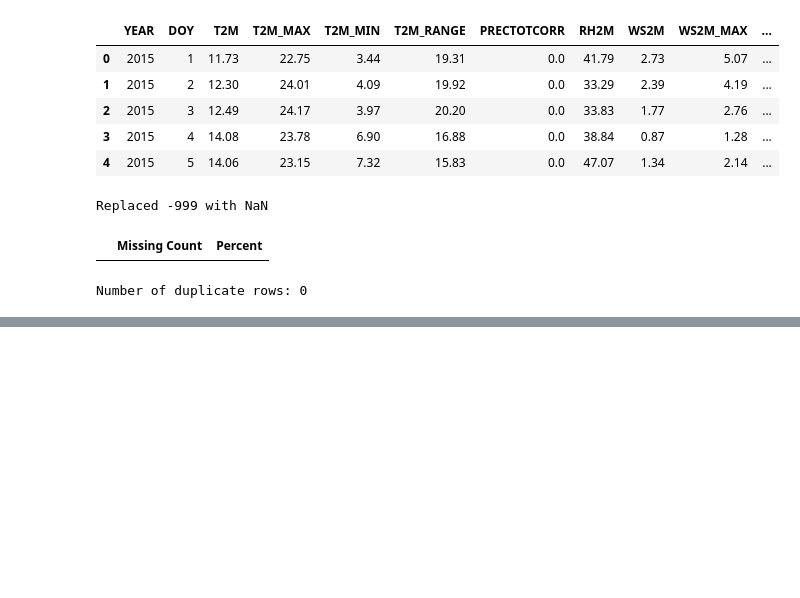
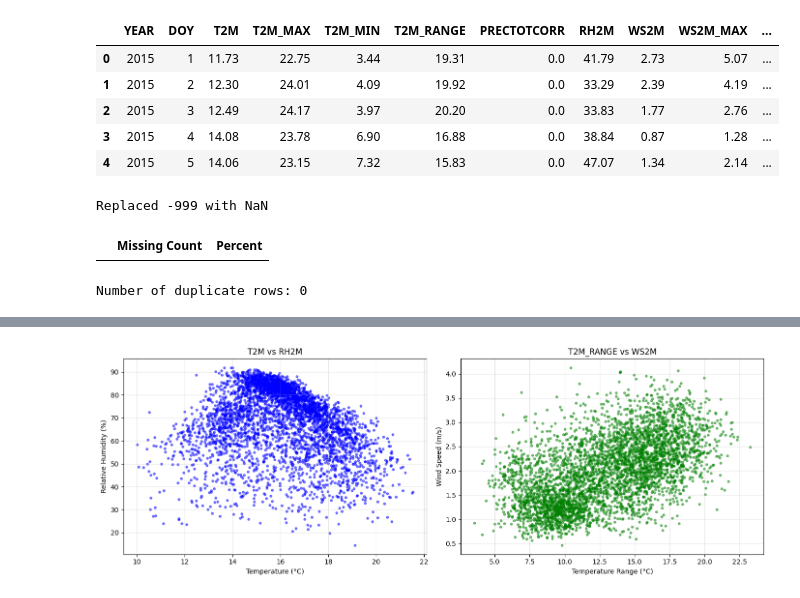
Before and after one commit to leesol1878/climate-challenge-week0, a Jupyter notebook: notebooks/ethiopia-eda.ipynb, the cells around one changed output, grey strips where cells are left out. Drawn from its saved outputs; the diff is of its cells as text; code cells hidden in the pictures; blank space fills up the shorter version.

```diff
--- a/notebooks/ethiopia-eda.ipynb
+++ b/notebooks/ethiopia-eda.ipynb
@@ -78,0 +184,21 @@ df.describe()
+# %%
+# Handle missing values (documentation only - no missing values found)
+print("Missing Value Handling Report")
+print("=" * 40)
+print(f"Total missing values before: {df.isna().sum().sum()}")
+
+if df.isna().sum().sum() > 0:
+    # Forward-fill for weather variables
+    weather_cols = ['T2M', 'T2M_MAX', 'T2M_MIN', 'PRECTOTCORR', 'RH2M', 'WS2M', 'WS2M_MAX']
+    for col in weather_cols:
+        df[col] = df[col].fillna(method='ffill')
+
+    # Drop rows with >30% missing values
+    missing_per_row = df.isna().sum(axis=1) / len(df.columns)
+    rows_before = len(df)
+    df = df[missing_per_row <= 0.3]
+    print(f"Rows dropped: {rows_before - len(df)}")
+else:
+    print("No missing values found - no action needed")
+
+print(f"Total missing values after: {df.isna().sum().sum()}")
@@ -78,0 +301,22 @@ df.describe()
+# %%
+# Scatter plots
+fig, axes = plt.subplots(1, 2, figsize=(14, 5))
+
+# Plot 1: T2M vs RH2M
+axes[0].scatter(df['T2M'], df['RH2M'], alpha=0.5, c='blue', s=10)
+axes[0].set_xlabel('Temperature (°C)')
+axes[0].set_ylabel('Relative Humidity (%)')
+axes[0].set_title('T2M vs RH2M')
+axes[0].grid(True, alpha=0.3)
+
+# Plot 2: T2M_RANGE vs WS2M
+axes[1].scatter(df['T2M_RANGE'], df['WS2M'], alpha=0.5, c='green', s=10)
+axes[1].set_xlabel('Temperature Range (°C)')
+axes[1].set_ylabel('Wind Speed (m/s)')
+axes[1].set_title('T2M_RANGE vs WS2M')
+axes[1].grid(True, alpha=0.3)
+
+plt.tight_layout()
+plt.show()
+# %% [output]
+[figure, added]
```
Also changed, not shown: parts of 14 cells of this notebook.
